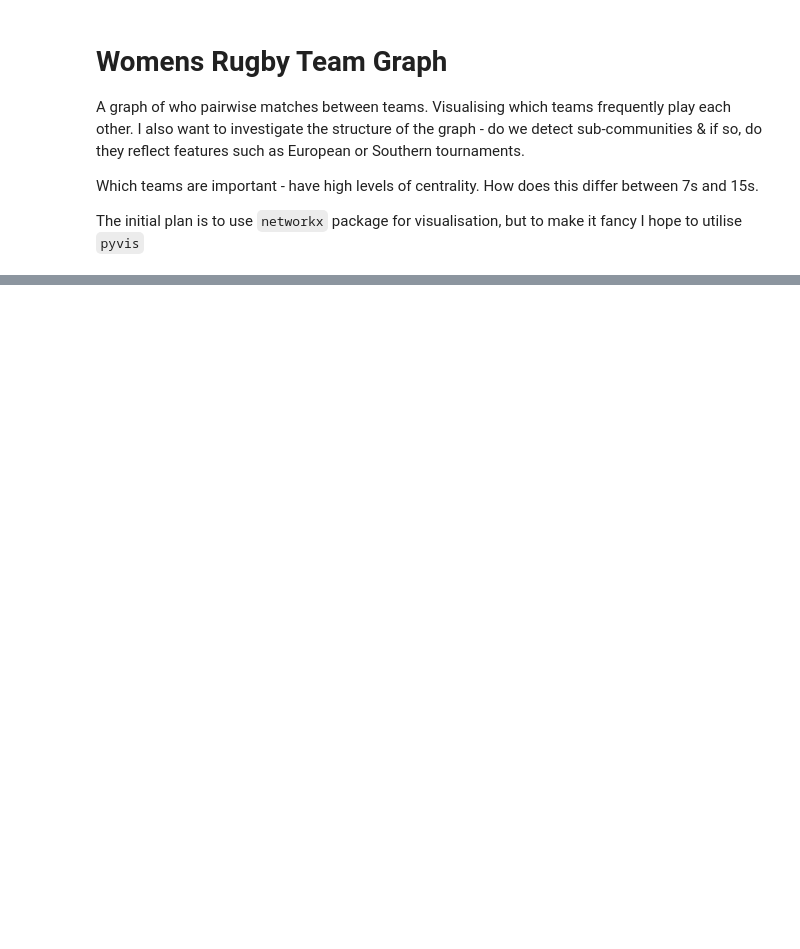
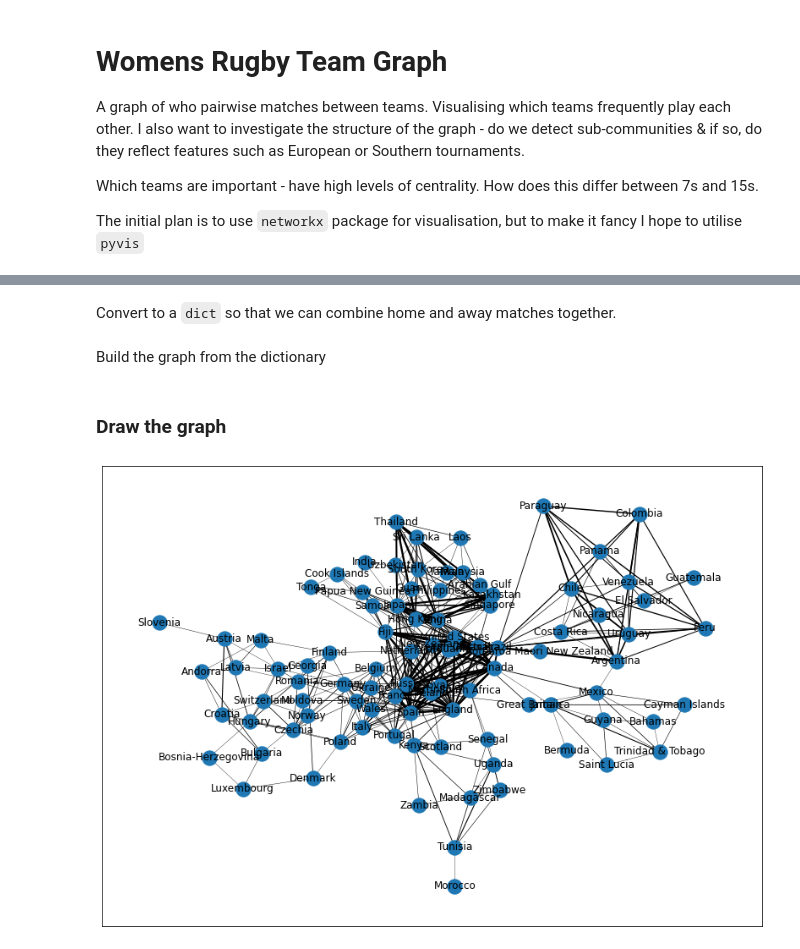
Before and after one commit to jtsiddons/TidyTuesday, a Jupyter notebook: 2022-05-24/graph.ipynb, the cells around one changed output, grey strips where cells are left out. Cells and saved outputs as stored; diff of their text form; code cells hidden in the pictures; blank space fills up the shorter version.

Commit message:
Generated first graph

```diff
--- a/2022-05-24/graph.ipynb
+++ b/2022-05-24/graph.ipynb
@@ -44,0 +48,3 @@ Plan for contstructing $\hat{A}$.
+# %%
+matches = df7s[["team_1", "team_2"]].groupby(["team_1", "team_2"]).size().reset_index().rename(columns={"team_1": "home", "team_2": "away",0:"nmatches"})
+matches.head(10)
@@ -44,0 +63,36 @@ Plan for contstructing $\hat{A}$.
+# %% [markdown]
+Convert to a `dict` so that we can combine home and away matches together.
+# %%
+match_dict = {}
+
+for i, r in matches.query('nmatches >= 5').iterrows():
+	if r['away'] in match_dict.keys():
+		if r['home'] in match_dict[r['away']].keys():
+			match_dict[r['away']][r['home']] += r.nmatches
+		else:
+			match_dict[r['away']][r['home']] = r.nmatches
+	elif r['home'] in match_dict.keys():
+		match_dict[r['home']][r['away']] = r.nmatches
+	else:
+		match_dict[r['home']] = {}
+		match_dict[r['home']][r['away']] = r.nmatches
+# %% [markdown]
+Build the graph from the dictionary
+# %%
+G = nx.Graph()
+for t1 in match_dict.keys():
+	for t2 in match_dict[t1].keys():
+		G.add_edge(t1,t2,weight=match_dict[t1][t2])
+# %% [markdown]
+### Draw the graph
+# %%
+pos = nx.kamada_kawai_layout(G)
+
+# Get weights (number of matches) and normalise/scale them
+maxthick = max(matches['nmatches'])/3
+widths = list(nx.get_edge_attributes(G, 'weight').values())
+widths = np.divide(widths, maxthick)
+
+nx.draw_networkx(G, pos=pos, width=widths)
+# %% [output]
+[figure, added]
```
Also changed, not shown: parts of 9 cells of this notebook.
